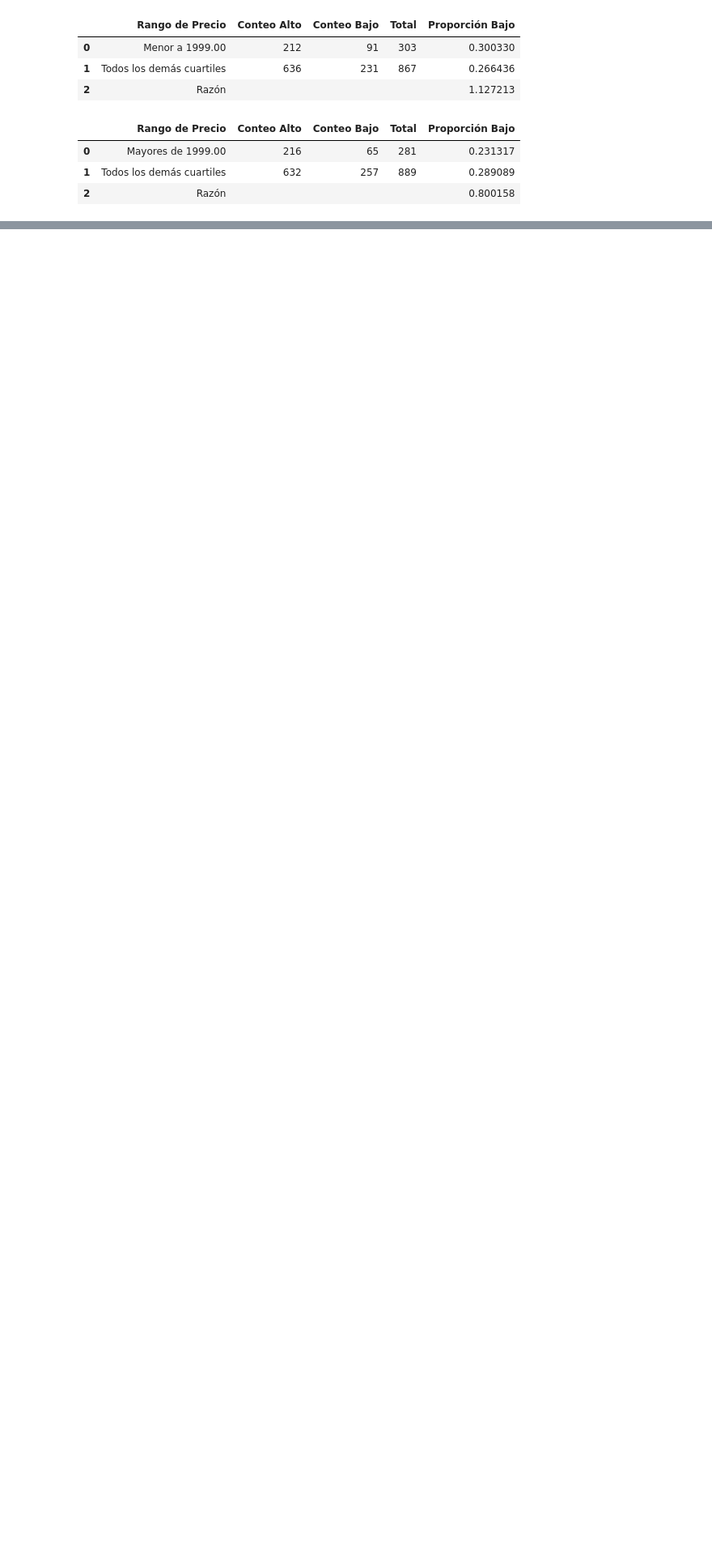
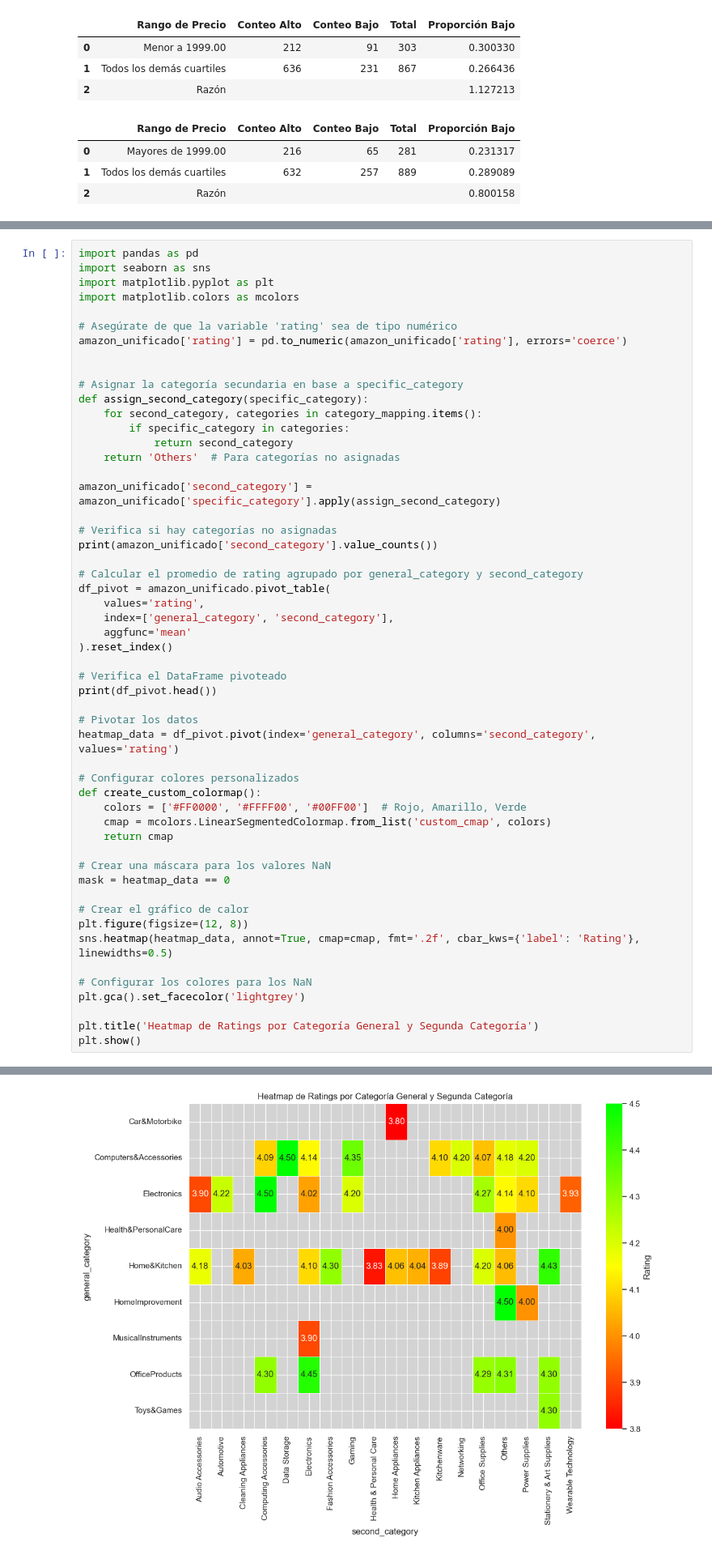
Before and after one commit to osirisberbesia/4DataLab, a Jupyter notebook: exploratorio_datalab.ipynb, the cells around one changed output, grey strips where cells are left out. Shown at 81% size. Cells and saved outputs as stored; diff of their text form; blank space fills up the shorter version.

```diff
--- a/exploratorio_datalab.ipynb
+++ b/exploratorio_datalab.ipynb
@@ -1929,0 +2066,54 @@ for styled_df in resultados_cuartiles:
+# %%
+import pandas as pd
+import seaborn as sns
+import matplotlib.pyplot as plt
+import matplotlib.colors as mcolors
+
+# Asegúrate de que la variable 'rating' sea de tipo numérico
+amazon_unificado['rating'] = pd.to_numeric(amazon_unificado['rating'], errors='coerce')
+
+
+# Asignar la categoría secundaria en base a specific_category
+def assign_second_category(specific_category):
+    for second_category, categories in category_mapping.items():
+        if specific_category in categories:
+            return second_category
+    return 'Others'  # Para categorías no asignadas
+
+amazon_unificado['second_category'] = amazon_unificado['specific_category'].apply(assign_second_category)
+
+# Verifica si hay categorías no asignadas
+print(amazon_unificado['second_category'].value_counts())
+
+# Calcular el promedio de rating agrupado por general_category y second_category
+df_pivot = amazon_unificado.pivot_table(
+    values='rating',
+    index=['general_category', 'second_category'],
+    aggfunc='mean'
+).reset_index()
+
+# Verifica el DataFrame pivoteado
+print(df_pivot.head())
+
+# Pivotar los datos
+heatmap_data = df_pivot.pivot(index='general_category', columns='second_category', values='rating')
+
+# Configurar colores personalizados
+def create_custom_colormap():
+    colors = ['#FF0000', '#FFFF00', '#00FF00']  # Rojo, Amarillo, Verde
+    cmap = mcolors.LinearSegmentedColormap.from_list('custom_cmap', colors)
+    return cmap
+
+# Crear una máscara para los valores NaN
+mask = heatmap_data == 0
+
+# Crear el gráfico de calor
+plt.figure(figsize=(12, 8))
+sns.heatmap(heatmap_data, annot=True, cmap=cmap, fmt='.2f', cbar_kws={'label': 'Rating'}, linewidths=0.5)
+
+# Configurar los colores para los NaN
+plt.gca().set_facecolor('lightgrey')
+
+plt.title('Heatmap de Ratings por Categoría General y Segunda Categoría')
+plt.show()
+# %% [output]
@@ -1929,0 +2137 @@ for styled_df in resultados_cuartiles:
+[figure, added]
```
Also changed, not shown: parts of 35 cells of this notebook, 14 other files.
